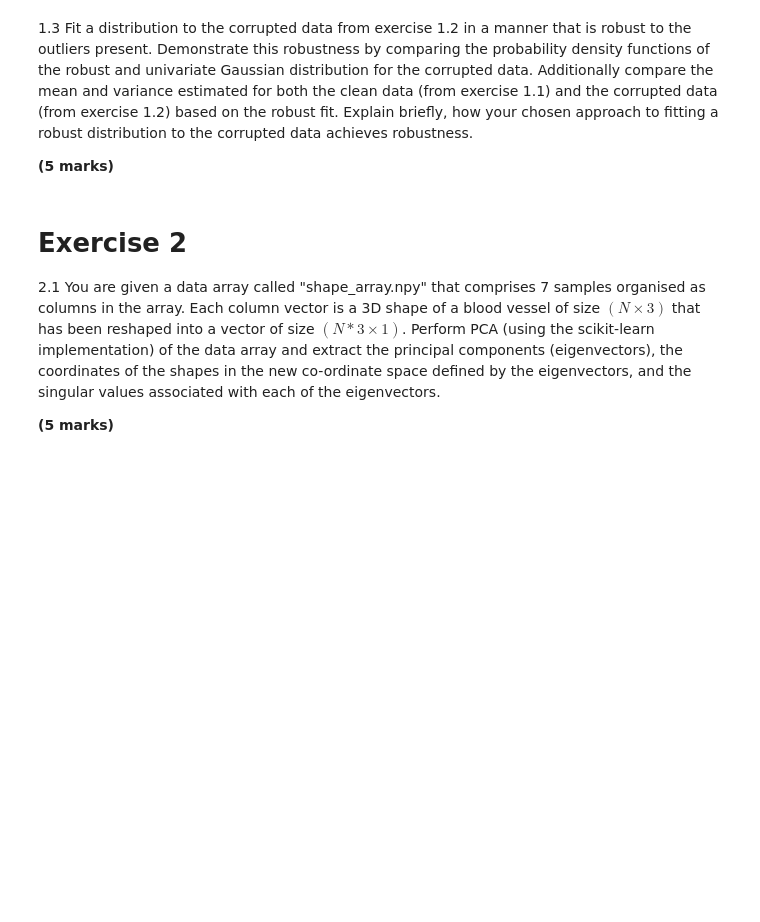
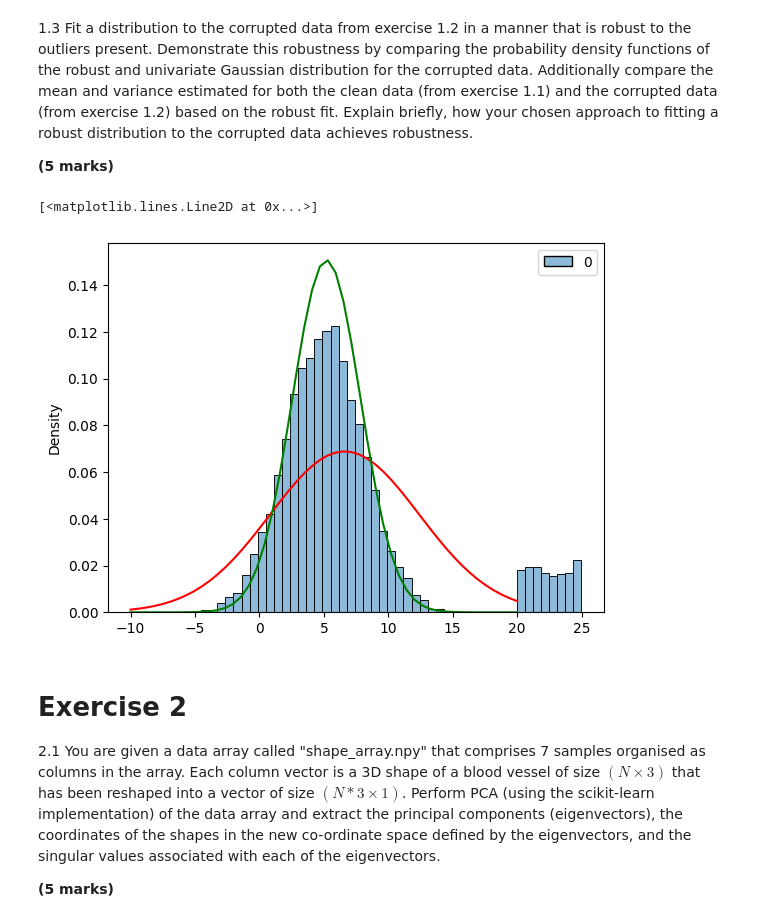
Before and after one commit to ekralc/machine-learning-cw, a Jupyter notebook: COMP3611_Assessment.ipynb, the cells around one changed output. Saved outputs shown, nothing was run; the diff lists cells and outputs as text; code cells hidden in the pictures; blank space fills up the shorter version.

```diff
--- a/COMP3611_Assessment.ipynb
+++ b/COMP3611_Assessment.ipynb
@@ -48,6 +48,23 @@ plt.plot(x, y, "r")
 1.3 Fit a distribution to the corrupted data from exercise 1.2 in a manner that is robust to the outliers present. Demonstrate this robustness by comparing the probability density functions of the robust and univariate Gaussian distribution for the corrupted data. Additionally compare the mean and variance estimated for both the clean data (from exercise 1.1) and the corrupted data (from exercise 1.2) based on the robust fit. Explain briefly, how your chosen approach to fitting a robust distribution to the corrupted data achieves robustness.
 
 **(5 marks)**
+# %%
+# TODO Explanation
+
+corrupted_data = np.load("corrupted_data.npy")
+
+_, mu, sigma = t.fit(corrupted_data)
+
+t_x = np.linspace(-10, 20, 50)
+t_y = norm.pdf(x, mu, sigma)
+
+# Plot
+sns.histplot(corrupted_data, bins=50, stat="density")
+plt.plot(x, y, "r")
+plt.plot(t_x, t_y, "g")
+# %% [output]
+[<matplotlib.lines.Line2D at 0x...>]
+[figure, added]
 # %% [markdown]
 # **Exercise 2**
 
```
Also changed, not shown: parts of 1 cell of this notebook.
